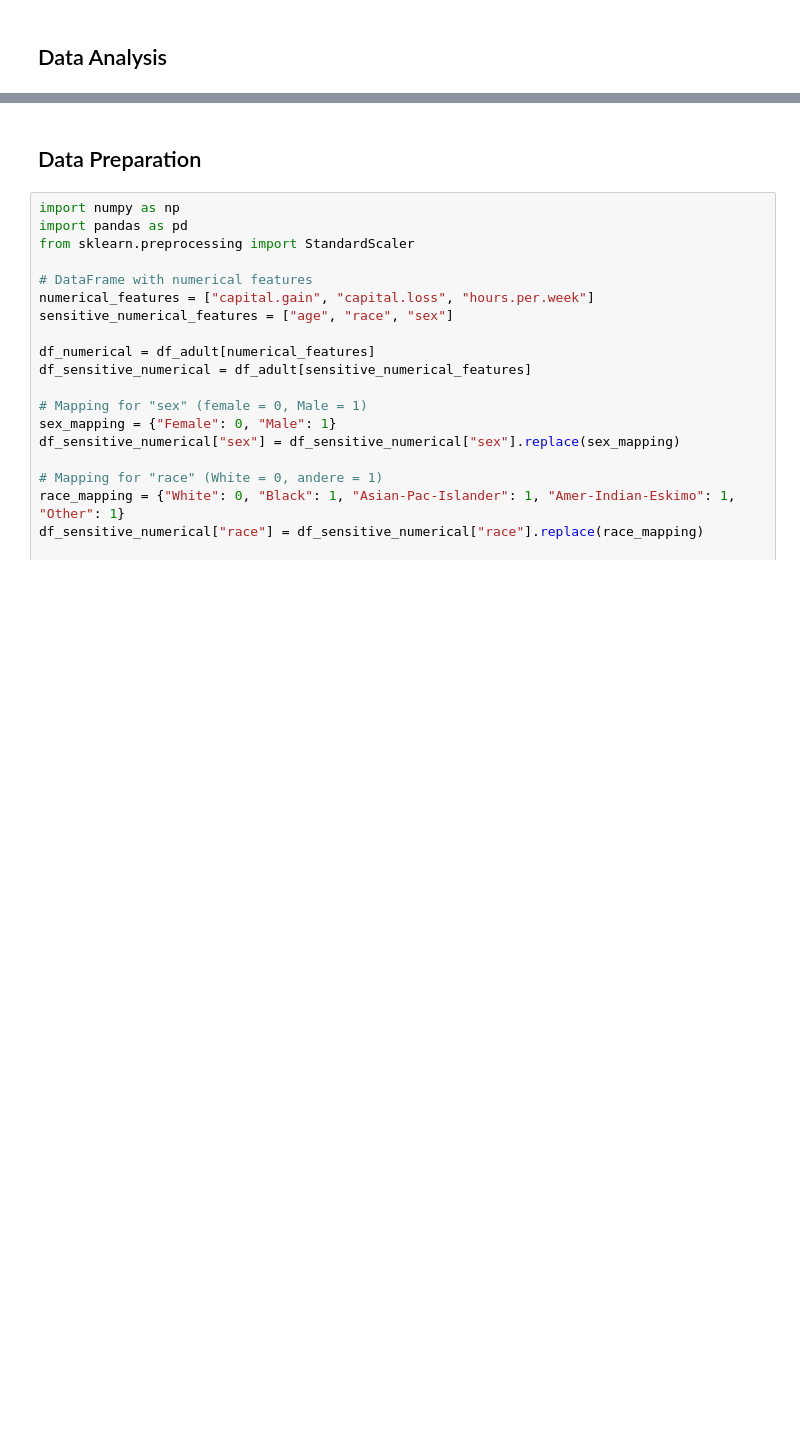
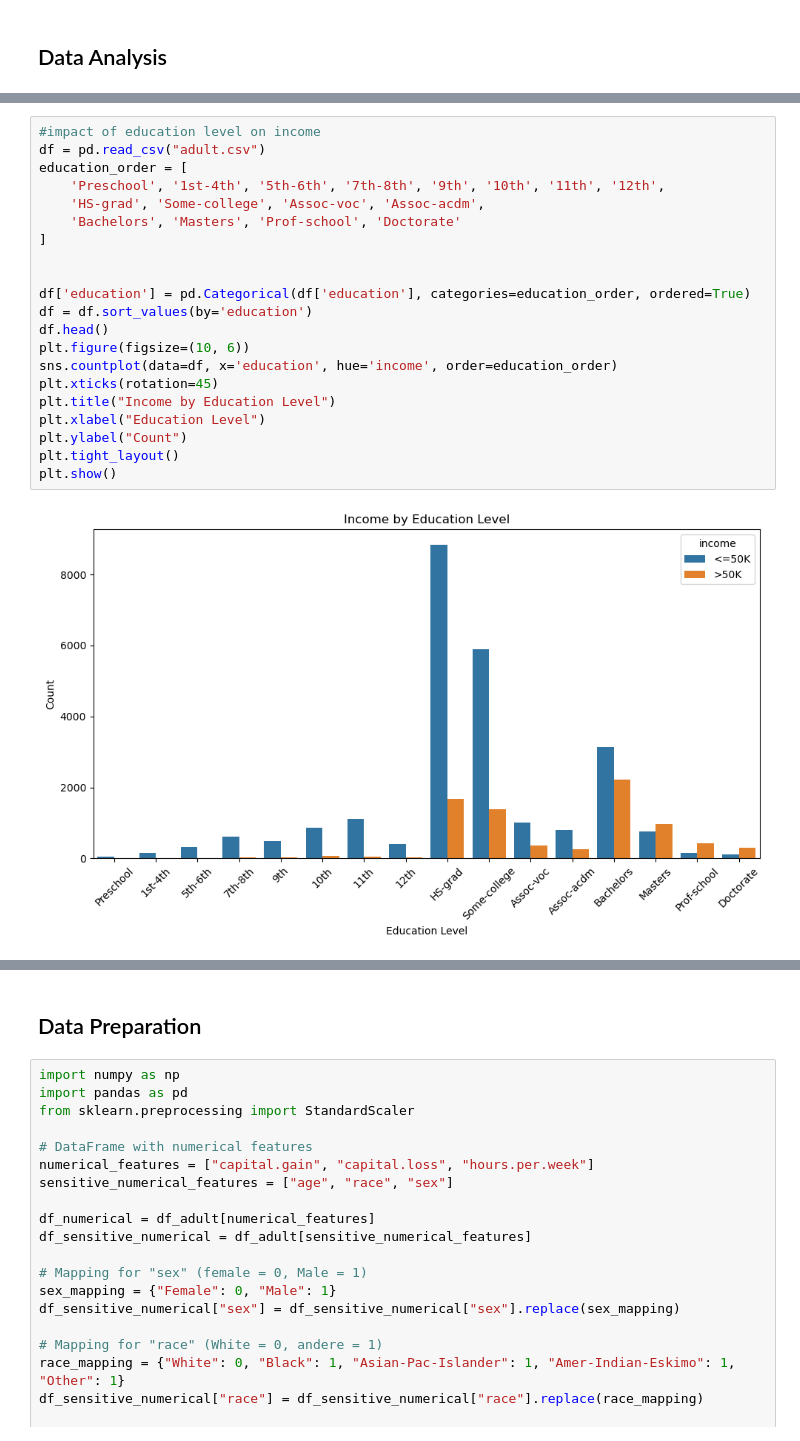
Before and after one commit to EmmanuelGyauAmoakoh/DataScienceProjectITCS227, a Jupyter notebook: FairCreditApprovalPrediction.ipynb, the cells around one changed output, grey strips where cells are left out. Saved outputs shown, nothing was run; the diff lists cells and outputs as text; blank space fills up the shorter version.

```diff
--- a/FairCreditApprovalPrediction.ipynb
+++ b/FairCreditApprovalPrediction.ipynb
@@ -155,0 +210,23 @@ print(df_adult.describe())
+# %%
+#impact of education level on income
+df = pd.read_csv("adult.csv")
+education_order = [
+    'Preschool', '1st-4th', '5th-6th', '7th-8th', '9th', '10th', '11th', '12th',
+    'HS-grad', 'Some-college', 'Assoc-voc', 'Assoc-acdm',
+    'Bachelors', 'Masters', 'Prof-school', 'Doctorate'
+]
+
+
+df['education'] = pd.Categorical(df['education'], categories=education_order, ordered=True)
+df = df.sort_values(by='education')
+df.head()
+plt.figure(figsize=(10, 6))
+sns.countplot(data=df, x='education', hue='income', order=education_order)
+plt.xticks(rotation=45)
+plt.title("Income by Education Level")
+plt.xlabel("Education Level")
+plt.ylabel("Count")
+plt.tight_layout()
+plt.show()
+# %% [output]
+[figure, added]
```
Also changed, not shown: parts of 15 cells of this notebook.
